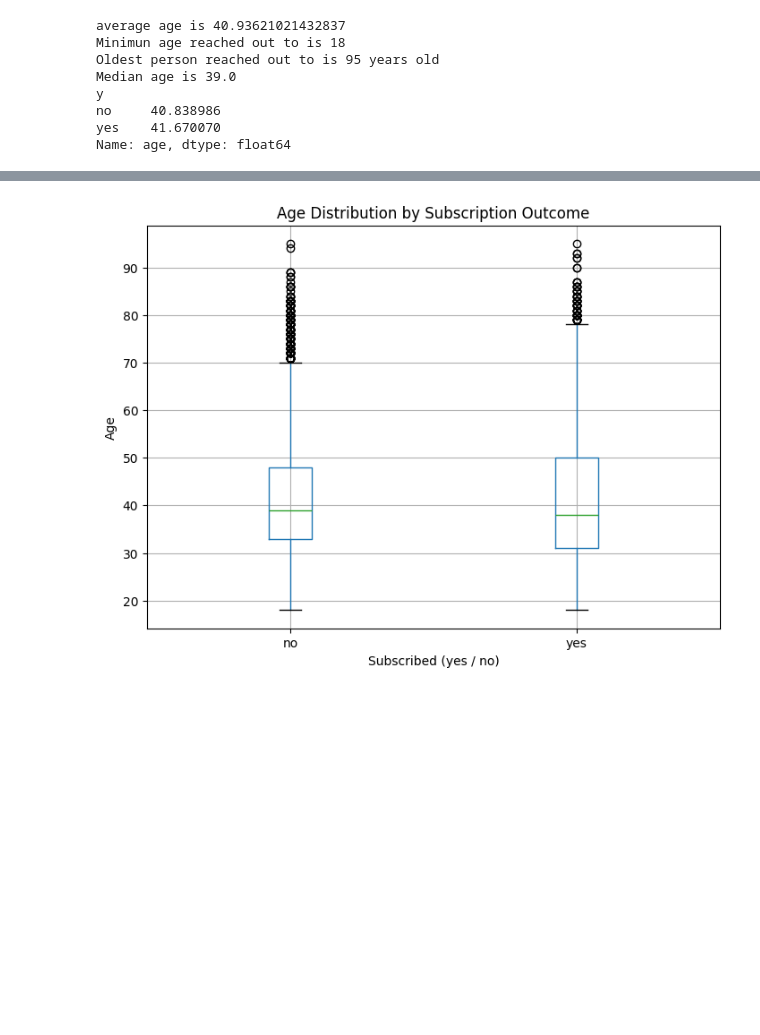
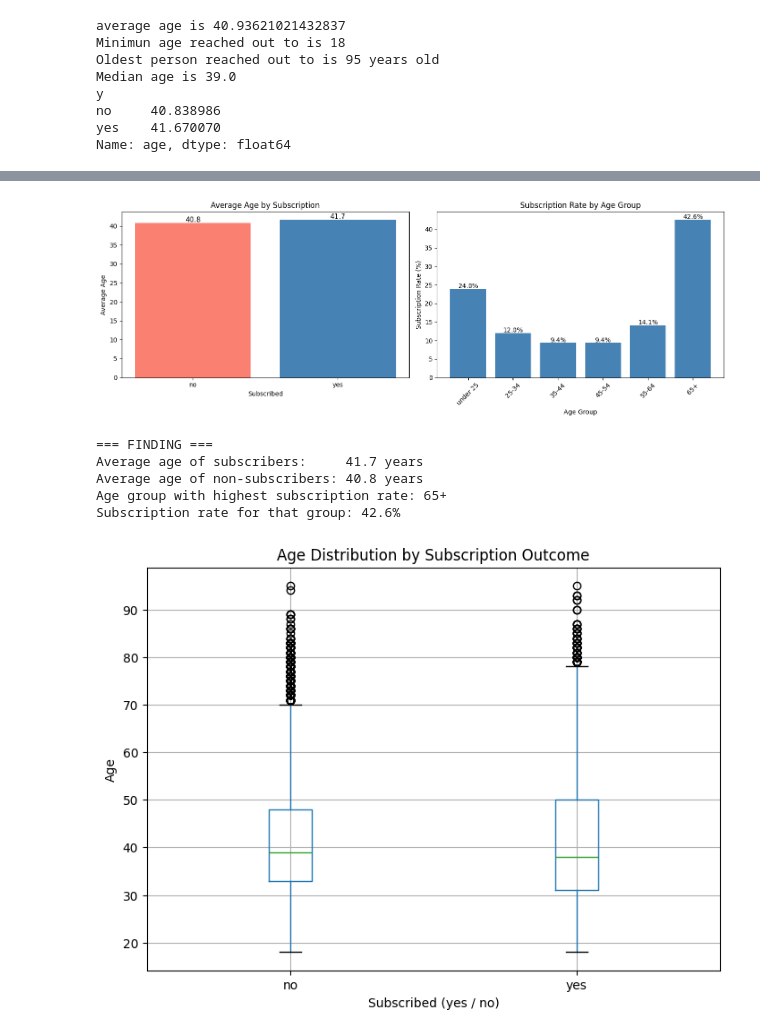
Before and after one commit to MIKE-BRIA/bankmarketing, a Jupyter notebook: notebooks/data_cleaning.ipynb, the cells around one changed output, grey strips where cells are left out. Cells and saved outputs as stored; diff of their text form; code cells hidden in the pictures; blank space fills up the shorter version.

```diff
--- a/notebooks/data_cleaning.ipynb
+++ b/notebooks/data_cleaning.ipynb
@@ -103,0 +108,13 @@ Name: age, dtype: float64
+# %%
+# break age into groups
+
+bins = [1,25,35,45,55,65,100]
+labels = ['under 25','25-34','35-44','45-54','55-64','65+']
+
+df['age_group'] = pd.cut(df['age'], bins = bins, labels=labels)
+
+# Subscription rate per age group
+age_group_rate = df.groupby('age_group')['y'].apply(lambda x: (x == 'yes').sum() / len(x) *100).reset_index()
+
+age_group_rate.columns = ['age_group','subscription_rate']
+print(age_group_rate)
@@ -104,2 +129,44 @@ Name: age, dtype: float64
+# %%
+import matplotlib.pyplot as plt
+
+fig, axes = plt.subplots(1, 2, figsize=(14, 5))
+
+# Chart 1 - Average age yes vs no
+axes[0].bar(age_by_subscription.index,
+            age_by_subscription.values,
+            color=['salmon', 'steelblue'])
+axes[0].set_title('Average Age by Subscription')
+axes[0].set_xlabel('Subscribed')
+axes[0].set_ylabel('Average Age')
+for i, v in enumerate(age_by_subscription.values):
+    axes[0].text(i, v + 0.2, f'{v:.1f}', ha='center', fontsize=11)
+
+# Chart 2 - Subscription rate by age group
+axes[1].bar(age_group_rate['age_group'],
+            age_group_rate['subscription_rate'],
+            color='steelblue')
+axes[1].set_title('Subscription Rate by Age Group')
+axes[1].set_xlabel('Age Group')
+axes[1].set_ylabel('Subscription Rate (%)')
+axes[1].tick_params(axis='x', rotation=45)
+for i, v in enumerate(age_group_rate['subscription_rate']):
+    axes[1].text(i, v + 0.2, f'{v:.1f}%', ha='center', fontsize=10)
+
+plt.tight_layout()
+plt.show()
+# %% [output]
+[figure, added]
+# %%
+print("=== FINDING ===")
+print(f"Average age of subscribers:     {df[df['y']=='yes']['age'].mean():.1f} years")
+print(f"Average age of non-subscribers: {df[df['y']=='no']['age'].mean():.1f} years")
+print(f"Age group with highest subscription rate: {age_group_rate.loc[age_group_rate['subscription_rate'].idxmax(), 'age_group']}")
+print(f"Subscription rate for that group: {age_group_rate['subscription_rate'].max():.1f}%")
+# %% [output]
+=== FINDING ===
+Average age of subscribers:     41.7 years
+Average age of non-subscribers: 40.8 years
+Age group with highest subscription rate: 65+
+Subscription rate for that group: 42.6%
 # %%
 df.boxplot(column='age', by='y', figsize=(8, 6))
```
Also changed, not shown: parts of 8 cells of this notebook.
